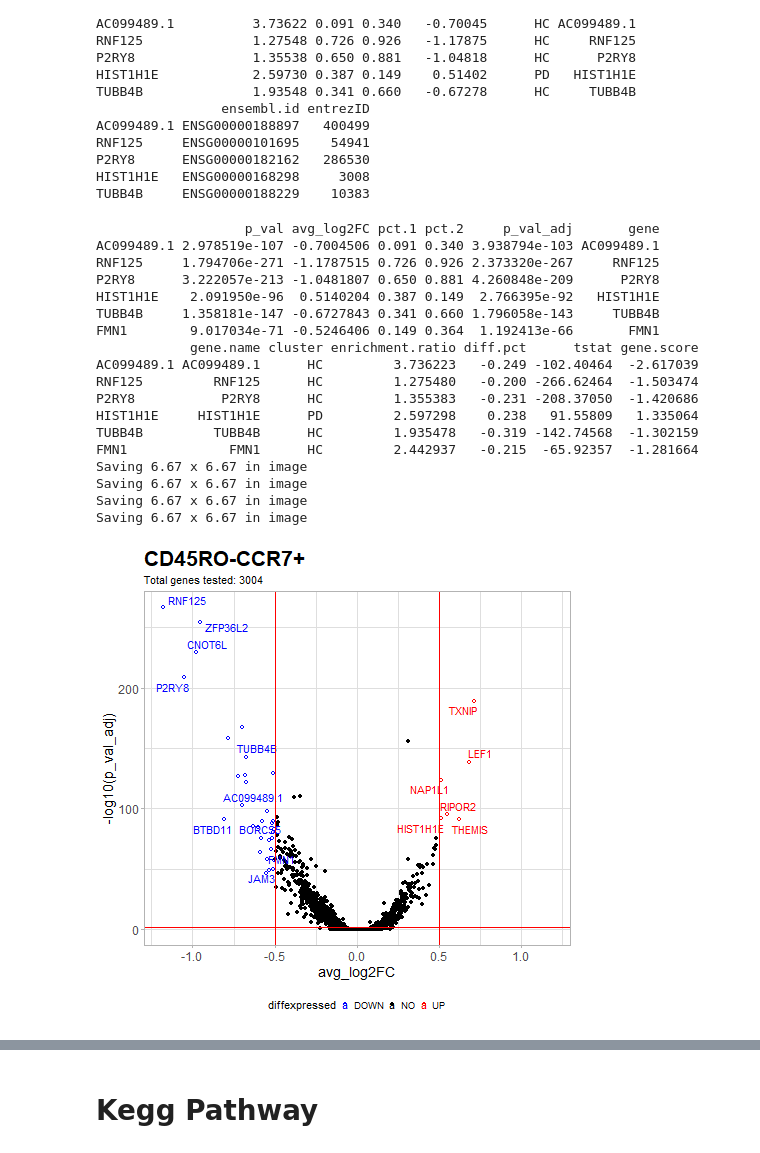
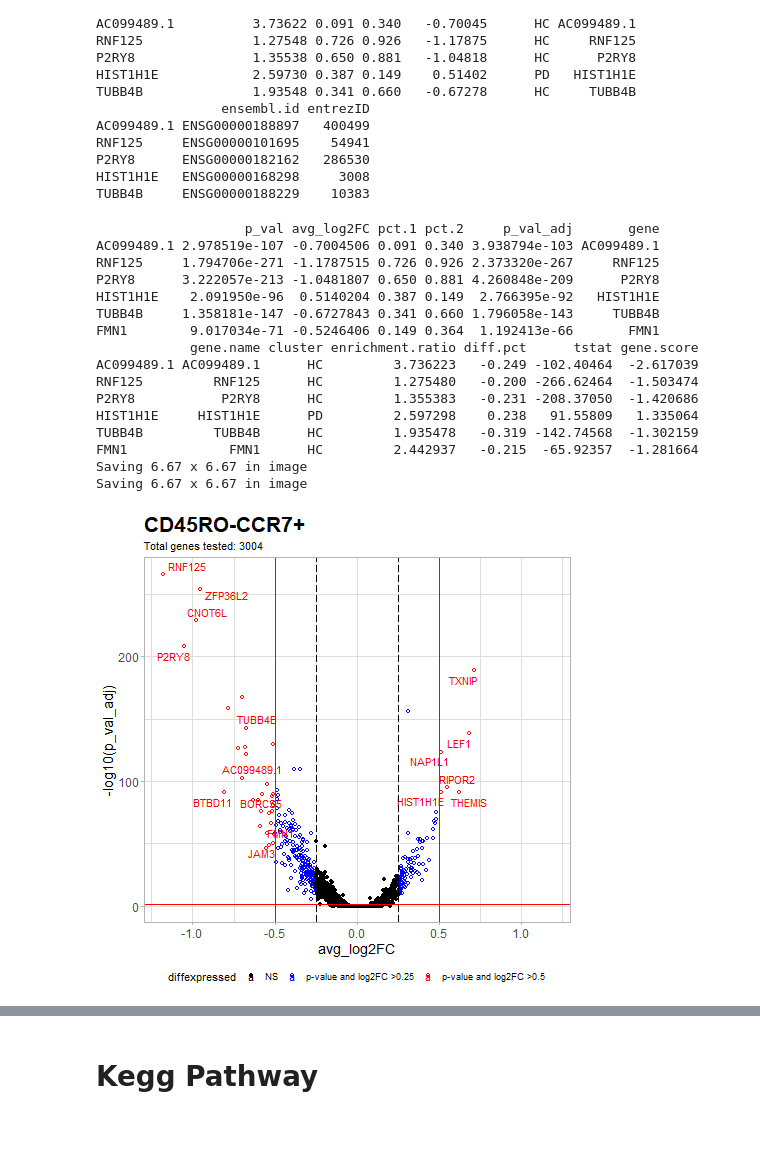
Before and after one commit to KyriakisDimitrios/CoPImmunoPD, a Jupyter notebook: Scripts/6.1.NP_Differential_Expression_pct_03.ipynb, the cells around one changed output, grey strips where cells are left out. Saved outputs shown, nothing was run; the diff lists cells and outputs as text; code cells hidden in the pictures.

```diff
--- a/Scripts/6.1.NP_Differential_Expression_pct_03.ipynb
+++ b/Scripts/6.1.NP_Differential_Expression_pct_03.ipynb
@@ -262,67 +262,66 @@ Vlcano_df$delabel[Vlcano_df$gene.name %in% c(up_labs,down_labs)] <- Vlcano_df$ge
 x_lim <- max(abs(Vlcano_df$avg_log2FC))
 
 
-p <- ggplot(data=Vlcano_df, aes(x=avg_log2FC, y=-log10(p_val), col=diffexpressed, label=delabel,shape=diffexpressed)) +
-        geom_point() +
-        theme_cowplot()  + theme_light()+
-        geom_text_repel() +
-        scale_shape_manual(values =c(1,19,1)) +
-        scale_color_manual(values=c("blue", "black", "red")) +
-        geom_vline(xintercept=c(-0.5, 0.5), col="red") +
-        geom_hline(yintercept=-log10(0.05), col="red")+
-        ggtitle(title_plot, subtitle = paste0("Total genes tested: ",dim(Vlcano_df)[1] ))+
-        xlim(-x_lim,x_lim)+
-        theme(legend.position="bottom",
-        legend.spacing.x = unit(0, 'cm'))
-ggsave(plot=p,filename=paste0(resultdir,CellType,"_Volcano_pct",min_pct_threshold,"_pvalue.png"))
-ggsave(plot=p,filename=paste0(resultdir,CellType,"_Volcano_pct",min_pct_threshold,"_pvalue.pdf"))
+# p <- ggplot(data=Vlcano_df, aes(x=avg_log2FC, y=-log10(p_val), col=diffexpressed, label=delabel,shape=diffexpressed)) +
+#         geom_point() +
+#         theme_cowplot()  + theme_light()+
+#         geom_text_repel() +
+#         scale_shape_manual(values =c(1,19,1)) +
+#         scale_color_manual(values=c("blue", "black", "red")) +
+#         geom_vline(xintercept=c(-0.5, 0.5), col="red") +
+#         geom_hline(yintercept=-log10(0.05), col="red")+
+#         ggtitle(title_plot, subtitle = paste0("Total genes tested: ",dim(Vlcano_df)[1] ))+
+#         xlim(-x_lim,x_lim)+
+#         theme(legend.position="bottom",
+#         legend.spacing.x = unit(0, 'cm'))
+# ggsave(plot=p,filename=paste0(resultdir,CellType,"_Volcano_pct",min_pct_threshold,"_pvalue.png"))
+# ggsave(plot=p,filename=paste0(resultdir,CellType,"_Volcano_pct",min_pct_threshold,"_pvalue.pdf"))
 
 
 # add a column of NAs
-Vlcano_df$diffexpressed <- "NO"
+Vlcano_df$diffexpressed <- "NS"
 # if log2Foldchange > 0.6 and pvalue < 0.05, set as "UP"
-Vlcano_df$diffexpressed[Vlcano_df$avg_log2FC > 0.5 & Vlcano_df$p_val_adj < 0.05] <- "UP"
-# if log2Foldchange < -0.6 and pvalue < 0.05, set as "DOWN"
-Vlcano_df$diffexpressed[Vlcano_df$avg_log2FC < -0.5 & Vlcano_df$p_val_adj < 0.05] <- "DOWN"
+Vlcano_df$diffexpressed[(Vlcano_df$avg_log2FC > 0.25 & Vlcano_df$p_val_adj < 0.05) | (Vlcano_df$avg_log2FC < -0.25 & Vlcano_df$p_val_adj < 0.05)] <- "p-value and log2FC >0.25"
+Vlcano_df$diffexpressed[(Vlcano_df$avg_log2FC > 0.5 & Vlcano_df$p_val_adj < 0.05) | (Vlcano_df$avg_log2FC < -0.5 & Vlcano_df$p_val_adj < 0.05)] <-  "p-value and log2FC >0.5"
 Vlcano_df$delabel <- NA
-# Vlcano_df$delabel[Vlcano_df$diffexpressed != "NO"] <- Vlcano_df$gene.name[Vlcano_df$diffexpressed != "NO"]
 Vlcano_df$delabel[Vlcano_df$gene.name %in% c(up_labs,down_labs)] <- Vlcano_df$gene.name[Vlcano_df$gene.name %in% c(up_labs,down_labs)]
 
 p <- ggplot(data=Vlcano_df, aes(x=avg_log2FC, y=-log10(p_val_adj), col=diffexpressed, label=delabel,shape=diffexpressed)) +
         geom_point() +
         theme_cowplot()  + theme_light()+
         geom_text_repel() +
-        scale_shape_manual(values =c(1,19,1)) +
-        scale_color_manual(values=c("blue", "black", "red")) +
+        scale_shape_manual(values =c(19,1,1)) +
+        scale_color_manual(values=c("black","blue","red")) +
+        geom_vline(xintercept=c(-0.25, 0.25), col="black", linetype = "longdash") +
+
         geom_vline(xintercept=c(-0.5, 0.5), col="red") +
         geom_hline(yintercept=-log10(0.05), col="red")+
         ggtitle(title_plot, subtitle = paste0("Total genes tested: ",dim(Vlcano_df)[1] ))+
         xlim(-x_lim,x_lim)+
-        theme(legend.position="bottom",
-                legend.spacing.x = unit(0, 'cm'),
+        theme(legend.position="bottom", legend.box="vertical", legend.margin=margin(),
+                # legend.spacing.x = unit(0, 'cm'),
                 plot.title = element_text(size = 21,face = "bold"),
                 axis.text=element_text(size=12),
                 axis.title=element_text(size=14))
 ggsave(plot=p,filename=paste0(resultdir,CellType,"_Volcano_pct",min_pct_threshold,"_adjustedp.png"))
 ggsave(plot=p,filename=paste0(resultdir,CellType,"_Volcano_pct",min_pct_threshold,"_adjustedp.pdf"))
 p
+# p+guides(fill=guide_legend(nrow=2,byrow=TRUE))
 # %% [output]
                    p_val avg_log2FC pct.1 pct.2     p_val_adj       gene
 AC099489.1 2.978519e-107 -0.7004506 0.091 0.340 3.938794e-103 AC099489.1
 RNF125     1.794706e-271 -1.1787515 0.726 0.926 2.373320e-267     RNF125
 P2RY8      3.222057e-213 -1.0481807 0.650 0.881 4.260848e-209      P2RY8
 HIST1H1E    2.091950e-96  0.5140204 0.387 0.149  2.766395e-92   HIST1H1E
 TUBB4B     1.358181e-147 -0.6727843 0.341 0.660 1.796058e-143     TUBB4B
 FMN1        9.017034e-71 -0.5246406 0.149 0.364  1.192413e-66       FMN1
             gene.name cluster enrichment.ratio diff.pct      tstat gene.score
 AC099489.1 AC099489.1      HC         3.736223   -0.249 -102.40464  -2.617039
 RNF125         RNF125      HC         1.275480   -0.200 -266.62464  -1.503474
 P2RY8           P2RY8      HC         1.355383   -0.231 -208.37050  -1.420686
 HIST1H1E     HIST1H1E      PD         2.597298    0.238   91.55809   1.335064
 TUBB4B         TUBB4B      HC         1.935478   -0.319 -142.74568  -1.302159
 FMN1             FMN1      HC         2.442937   -0.215  -65.92357  -1.281664
 Saving 6.67 x 6.67 in image
 Saving 6.67 x 6.67 in image
-Saving 6.67 x 6.67 in image
-Saving 6.67 x 6.67 in image
-[figure, old version]
+[figure, new version]
```
Also changed, not shown: parts of 2 cells of this notebook, 3 other files.
